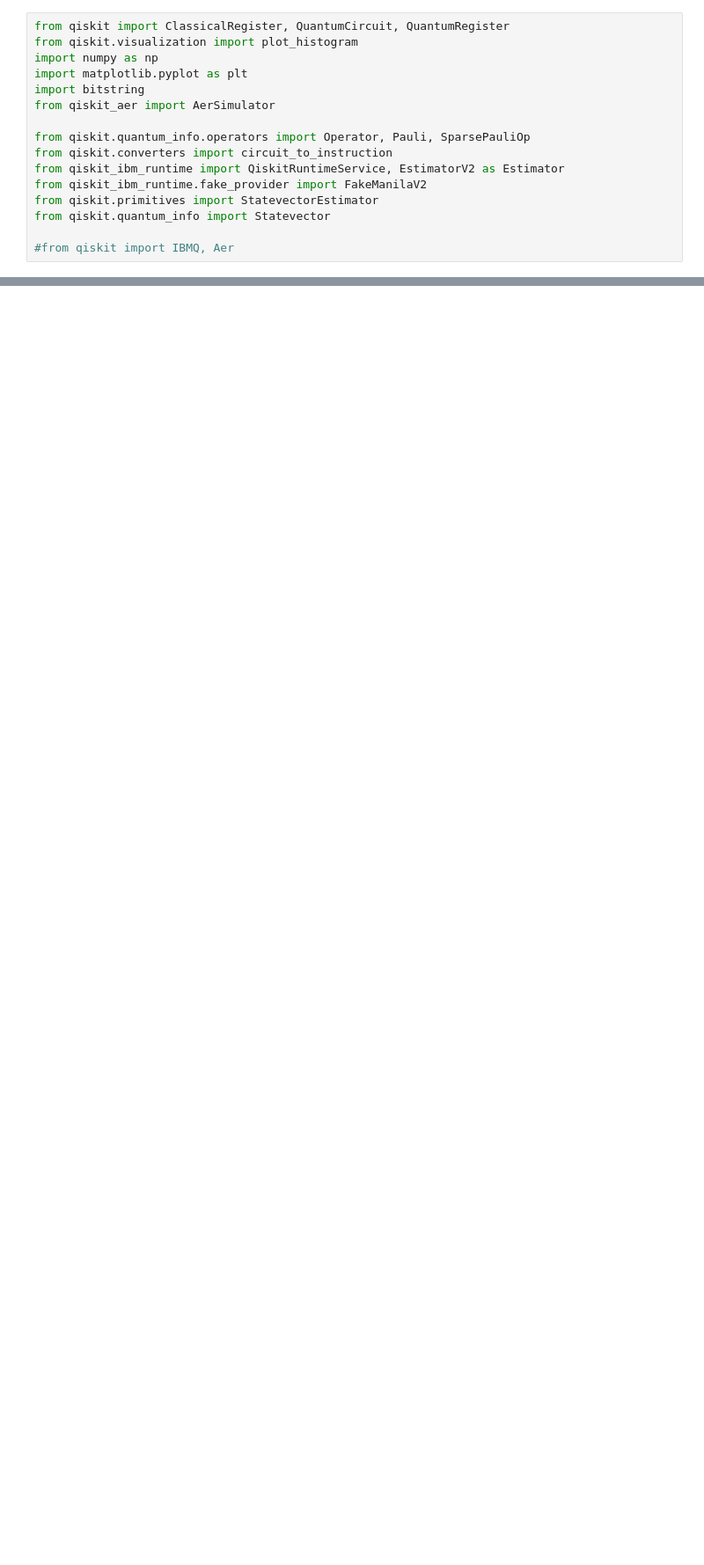
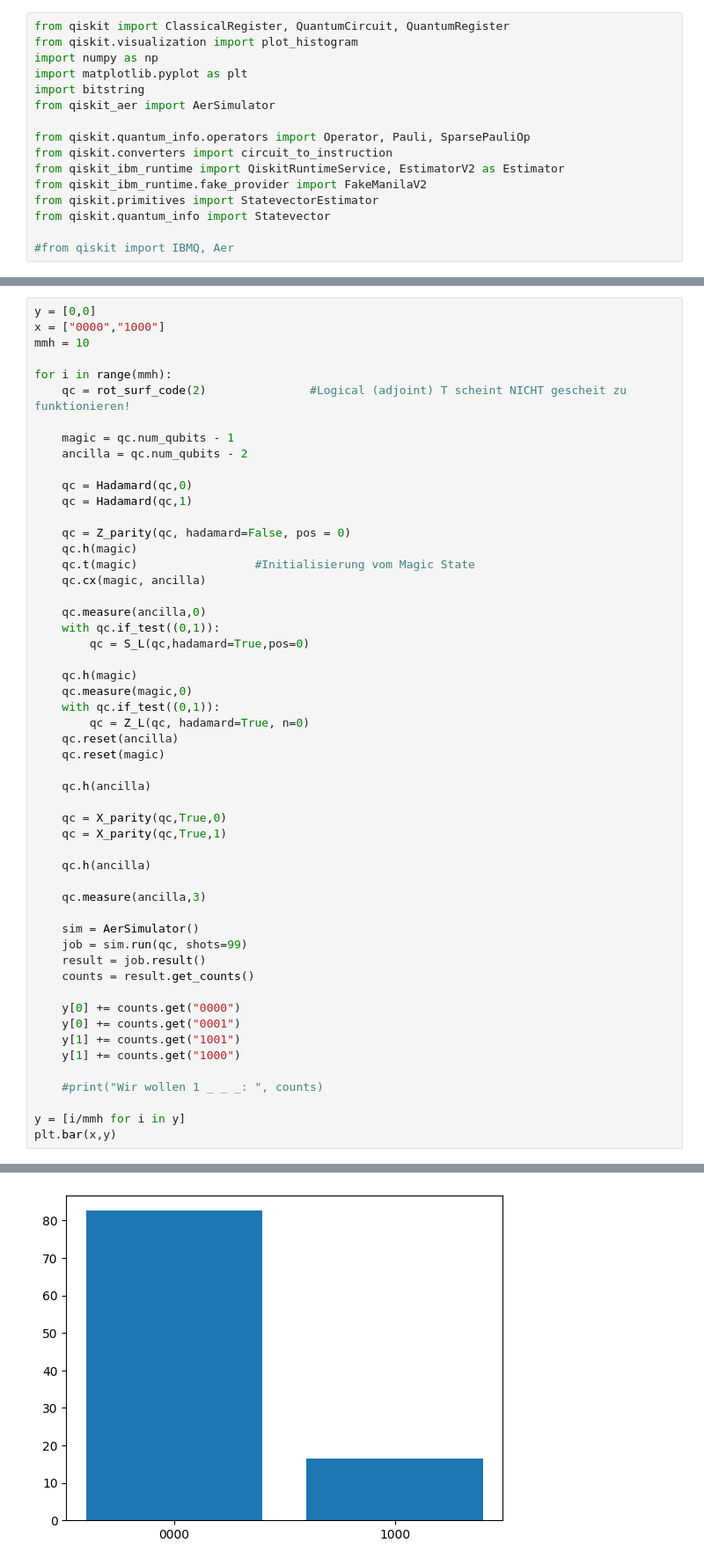
Before and after one commit to RicemanBoy/qc_researchproject, a Jupyter notebook: playground.ipynb, the cells around one changed output, grey strips where cells are left out. Shown at 88% size. Saved outputs shown, nothing was run; the diff lists cells and outputs as text; blank space fills up the shorter version.

```diff
--- a/playground.ipynb
+++ b/playground.ipynb
@@ -377,0 +480,54 @@ Wir wollen 1...:  {'0000': 17, '1000': 41, '1001': 27, '0001': 14}
+# %%
+y = [0,0]
+x = ["0000","1000"]
+mmh = 10
+
+for i in range(mmh):
+    qc = rot_surf_code(2)               #Logical (adjoint) T scheint NICHT gescheit zu funktionieren!
+
+    magic = qc.num_qubits - 1
+    ancilla = qc.num_qubits - 2
+
+    qc = Hadamard(qc,0)
+    qc = Hadamard(qc,1)
+
+    qc = Z_parity(qc, hadamard=False, pos = 0)
+    qc.h(magic)
+    qc.t(magic)                 #Initialisierung vom Magic State
+    qc.cx(magic, ancilla)
+
+    qc.measure(ancilla,0)
+    with qc.if_test((0,1)):
+        qc = S_L(qc,hadamard=True,pos=0)
+
+    qc.h(magic)
+    qc.measure(magic,0)
+    with qc.if_test((0,1)):
+        qc = Z_L(qc, hadamard=True, n=0)
+    qc.reset(ancilla)
+    qc.reset(magic)
+
+    qc.h(ancilla)
+
+    qc = X_parity(qc,True,0)
+    qc = X_parity(qc,True,1)
+
+    qc.h(ancilla)
+
+    qc.measure(ancilla,3)
+
+    sim = AerSimulator()
+    job = sim.run(qc, shots=99)
+    result = job.result()
+    counts = result.get_counts()
+
+    y[0] += counts.get("0000")
+    y[0] += counts.get("0001")
+    y[1] += counts.get("1001")
+    y[1] += counts.get("1000")
+
+    #print("Wir wollen 1 _ _ _: ", counts)
+
+y = [i/mmh for i in y]
+plt.bar(x,y)
+# %% [output]
@@ -377,0 +535 @@ Wir wollen 1...:  {'0000': 17, '1000': 41, '1001': 27, '0001': 14}
+[figure, added]
```
Also changed, not shown: parts of 6 cells of this notebook, 1 other file.
